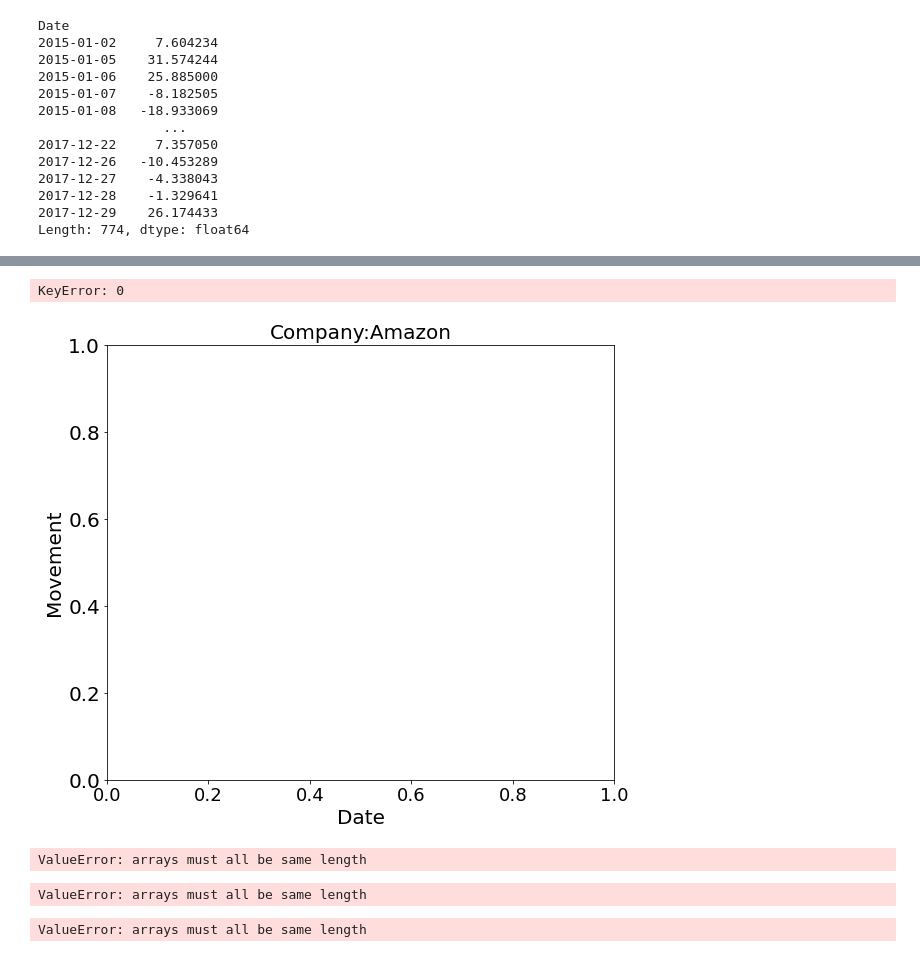
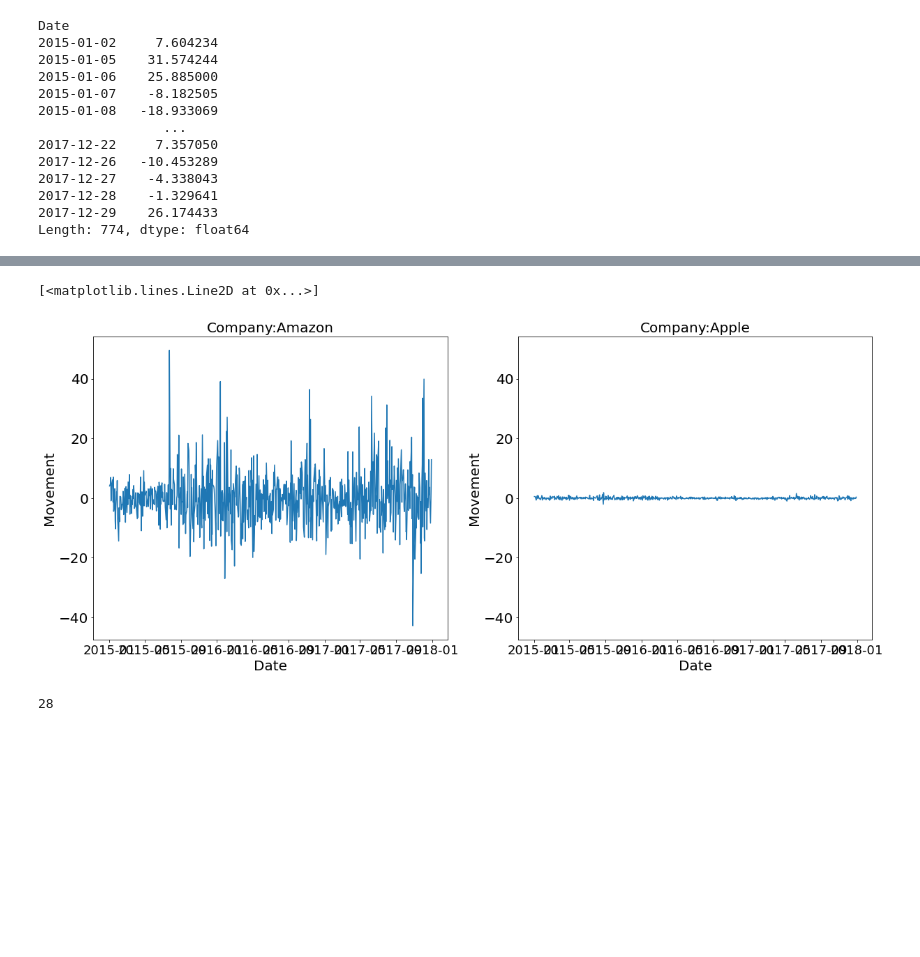
Before and after one commit to ghorbelachraf/GoMyCode, a Jupyter notebook: my_own_project.ipynb, the cells around one changed output, grey strips where cells are left out. Cells and saved outputs as stored; diff of their text form; code cells hidden in the pictures; blank space fills up the shorter version.

```diff
--- a/my_own_project.ipynb
+++ b/my_own_project.ipynb
@@ -42,8 +45,8 @@ companies_dict = {
     'Bank of America':'BAC'}
 # %%
 data_source = "yahoo" # Source of data is yahoo finance.
-start_date =  "2015-1-1"
-end_date = "31-12-2017"
+start_date =  "2015-01-01"
+end_date = "2017-12-31"
 df = data.DataReader(list(companies_dict.values()),data_source,start_date,end_date)
 # %%
 def clean(df,s):
@@ -187,22 +195,22 @@ print(norm_movements.mean())
 # %%
 plt.figure(figsize = (20,8))
 ax1 = plt.subplot(1,2,1)
 plt.title("Company:Amazon",fontsize = 20)
 plt.xticks(fontsize = 18)
 plt.yticks(fontsize = 20)
 plt.xlabel("Date",fontsize = 20)
 plt.ylabel("Movement",fontsize = 20)
-plt.plot(movements[0])
+plt.plot(movements["AMZN"])
 plt.subplot(1,2,2,sharey = ax1)
 plt.title("Company:Apple",fontsize = 20)
 plt.xticks(fontsize = 18)
 plt.yticks(fontsize = 20)
 plt.xlabel("Date",fontsize = 20)
 plt.ylabel("Movement",fontsize = 20)
-plt.plot(movements[1])
+plt.plot(movements["AAPL"])
 # %% [output]
-KeyError: 0
+[<matplotlib.lines.Line2D at 0x...>]
-[figure, old version]
+[figure, new version]
 # %%
 # Define a normalizer
 normalizer = Normalizer()
@@ -216,4 +224,6 @@ labels = pipeline.predict(movements)
+# %%
+len(labels)
+# %% [output]
+28
 # %%
-df1 = pd.DataFrame({"labels":labels,"companies":list(companies_dict)}).sort_values(by=["labels"],axis = 0)
+df1 = pd.DataFrame({"labels":labels,"companies":list(companies_dict)})
-# %% [output]
-ValueError: arrays must all be same length
@@ -249,8 +229,0 @@ cmap = plt.cm.Paired
-# %%
-df2 = pd.DataFrame({'labels':labels,'companies':list(companies_dict.keys())}).sort_values(by=['labels'],axis = 0)
-# %% [output]
-ValueError: arrays must all be same length
-# %%
-df1 = pd.DataFrame({"labels":labels,"companies":list(companies_dict)}).sort_values(by=["labels"],axis = 0)
-# %% [output]
-ValueError: arrays must all be same length
```
Also changed, not shown: parts of 30 cells of this notebook.
